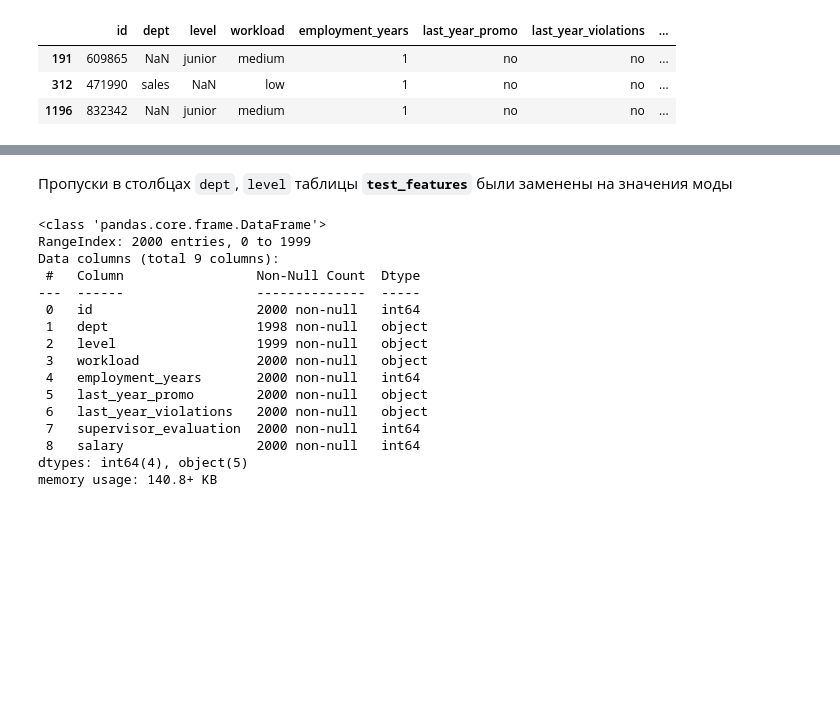
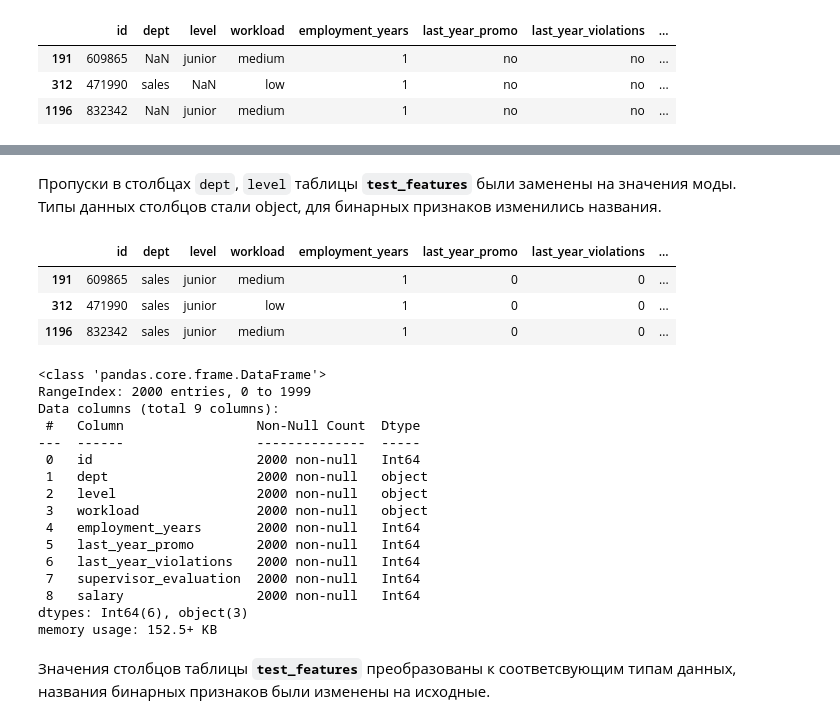
Before and after one commit to serguntsov/ML_HR_ANALYST, a Jupyter notebook: satisfaction_rate_job.ipynb, the cells around one changed output, grey strips where cells are left out. Saved outputs shown, nothing was run; the diff lists cells and outputs as text; code cells hidden in the pictures; blank space fills up the shorter version.

```diff
--- a/satisfaction_rate_job.ipynb
+++ b/satisfaction_rate_job.ipynb
@@ -289,6 +304,3 @@ test_features.query('id in @lst_tf_na')
 | 191 | 609865 | NaN | junior | medium | 1 | no | no | ... |
 | 312 | 471990 | sales | NaN | low | 1 | no | no | ... |
 | 1196 | 832342 | NaN | junior | medium | 1 | no | no | ... |
-# %%
-test_features = pd.DataFrame(data=fill_na.fit_transform(test_features), columns=test_features.columns)
-test_features.query('id in @lst_tf_na')
@@ -296,0 +307,5 @@ NameError: name 'fill_na' is not defined
+# %%
+preprocessor_test_features = pd.DataFrame(data=preliminary_preprocessor.fit_transform(test_features), \
+                                           columns=lst_name_feature[:-1])[lst_columns_train[:-1]]
+
+preprocessor_test_features.info()
@@ -297,21 +329,3 @@ NameError: name 'fill_na' is not defined
 # %% [markdown]
-Пропуски в столбцах `dept`, `level` таблицы **`test_features`** были заменены на значения моды
+Пропуски в столбцах `dept`, `level` таблицы **`test_features`** были заменены на значения моды. \
+Типы данных столбцов стали object, для бинарных признаков изменились названия.
-# %%
-test_features.info()
-# %% [output]
-<class 'pandas.core.frame.DataFrame'>
-RangeIndex: 2000 entries, 0 to 1999
-Data columns (total 9 columns):
- #   Column                 Non-Null Count  Dtype
----  ------                 --------------  -----
- 0   id                     2000 non-null   int64
- 1   dept                   1998 non-null   object
- 2   level                  1999 non-null   object
- 3   workload               2000 non-null   object
- 4   employment_years       2000 non-null   int64
- 5   last_year_promo        2000 non-null   object
- 6   last_year_violations   2000 non-null   object
- 7   supervisor_evaluation  2000 non-null   int64
- 8   salary                 2000 non-null   int64
-dtypes: int64(4), object(5)
-memory usage: 140.8+ KB
@@ -319,0 +332,30 @@ train_job_satisfaction
+# %%
+test_features = (preprocessor_test_features
+                            .rename(columns=lambda x: x.replace('binary_feature__', ''))
+                            .convert_dtypes(convert_string=False))
+
+display(test_features.query('id in @lst_tf_na'))
+test_features.info()
+# %% [output]
+|  | id | dept | level | workload | employment_years | last_year_promo | last_year_violations | ... |
+| 191 | 609865 | sales | junior | medium | 1 | 0 | 0 | ... |
+| 312 | 471990 | sales | junior | low | 1 | 0 | 0 | ... |
+| 1196 | 832342 | sales | junior | medium | 1 | 0 | 0 | ... |
+<class 'pandas.core.frame.DataFrame'>
+RangeIndex: 2000 entries, 0 to 1999
+Data columns (total 9 columns):
+ #   Column                 Non-Null Count  Dtype
+---  ------                 --------------  -----
+ 0   id                     2000 non-null   Int64
+ 1   dept                   2000 non-null   object
+ 2   level                  2000 non-null   object
+ 3   workload               2000 non-null   object
+ 4   employment_years       2000 non-null   Int64
+ 5   last_year_promo        2000 non-null   Int64
+ 6   last_year_violations   2000 non-null   Int64
+ 7   supervisor_evaluation  2000 non-null   Int64
+ 8   salary                 2000 non-null   Int64
+dtypes: Int64(6), object(3)
+memory usage: 152.5+ KB
+# %% [markdown]
+Значения столбцов таблицы **`test_features`** преобразованы к соответсвующим типам данных, названия бинарных признаков были изменены на исходные.
```
Also changed, not shown: parts of 11 cells of this notebook.
